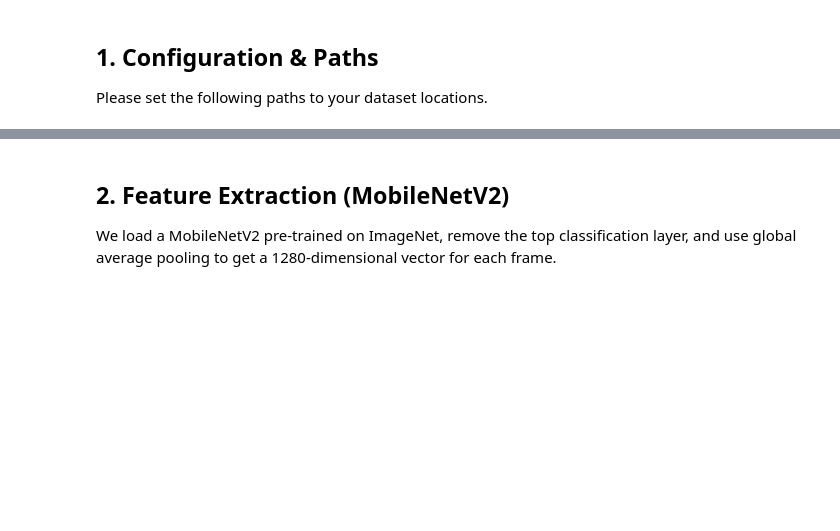
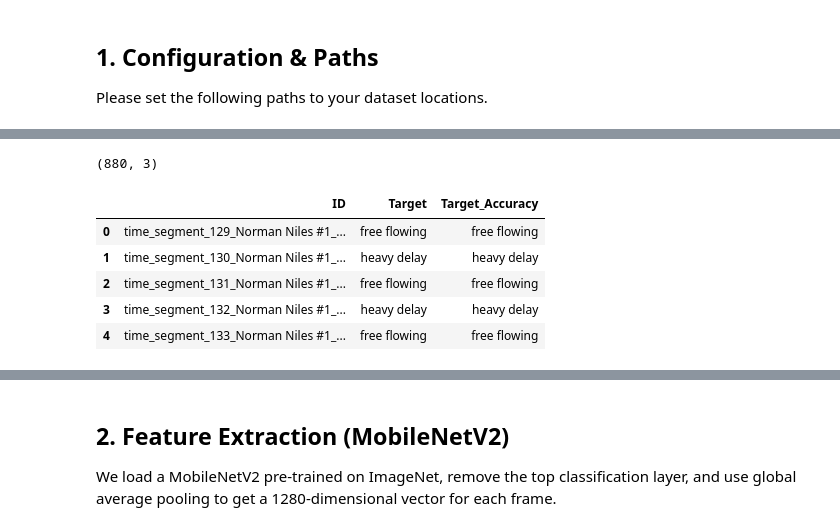
Before and after one commit to Samir-atra/Barbados_Traffic_Analysis_Challenge_dev, a Jupyter notebook: notebooks/mobilenet_esn_traffic.ipynb, the cells around one changed output, grey strips where cells are left out. Cells and saved outputs as stored; diff of their text form; code cells hidden in the pictures; blank space fills up the shorter version.

```diff
--- a/notebooks/mobilenet_esn_traffic.ipynb
+++ b/notebooks/mobilenet_esn_traffic.ipynb
@@ -55,0 +111,11 @@ RIDGE_ALPHA = 1.0
+# %%
+ss = pd.read_csv(SAMPLE_SUB)
+display(ss.shape,ss.head())
+# %% [output]
+(880, 3)
+|  | ID | Target | Target_Accuracy |
+| 0 | time_segment_129_Norman Niles #1_... | free flowing | free flowing |
+| 1 | time_segment_130_Norman Niles #1_... | heavy delay | heavy delay |
+| 2 | time_segment_131_Norman Niles #1_... | free flowing | free flowing |
+| 3 | time_segment_132_Norman Niles #1_... | heavy delay | heavy delay |
+| 4 | time_segment_133_Norman Niles #1_... | free flowing | free flowing |
```
Also changed, not shown: parts of 11 cells of this notebook.
